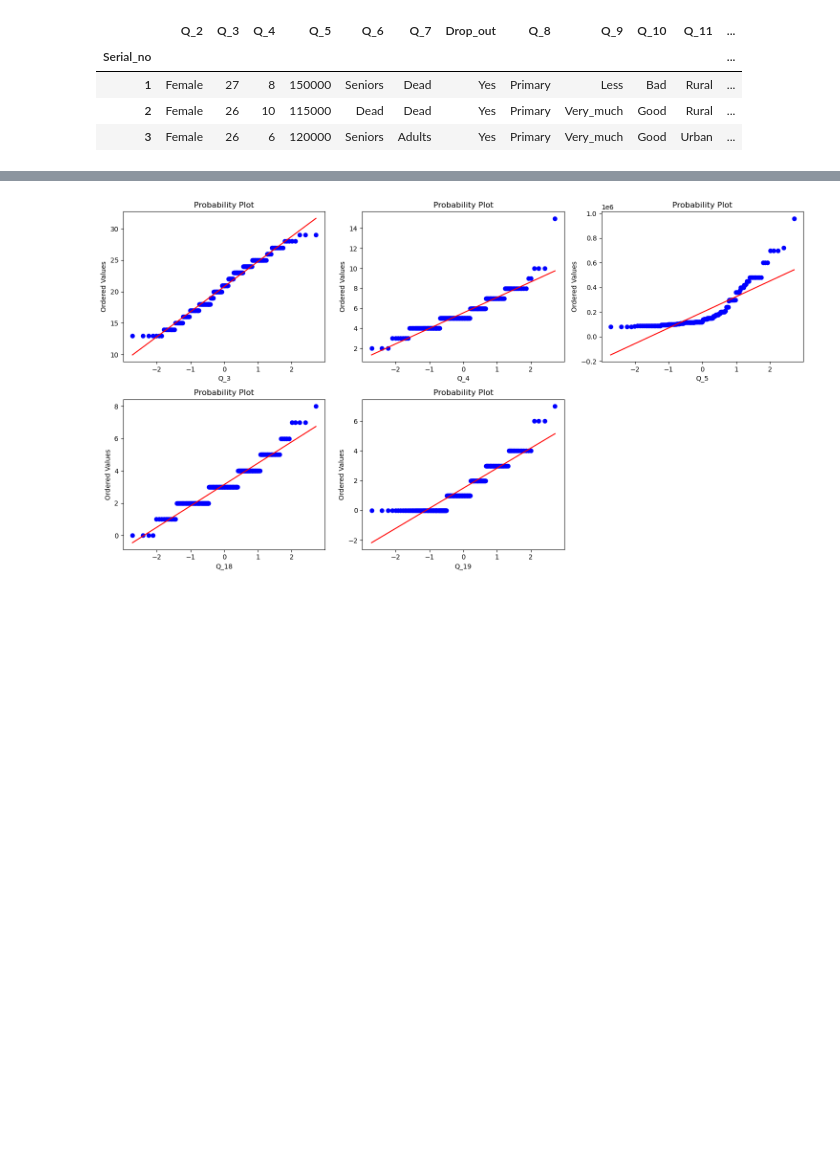
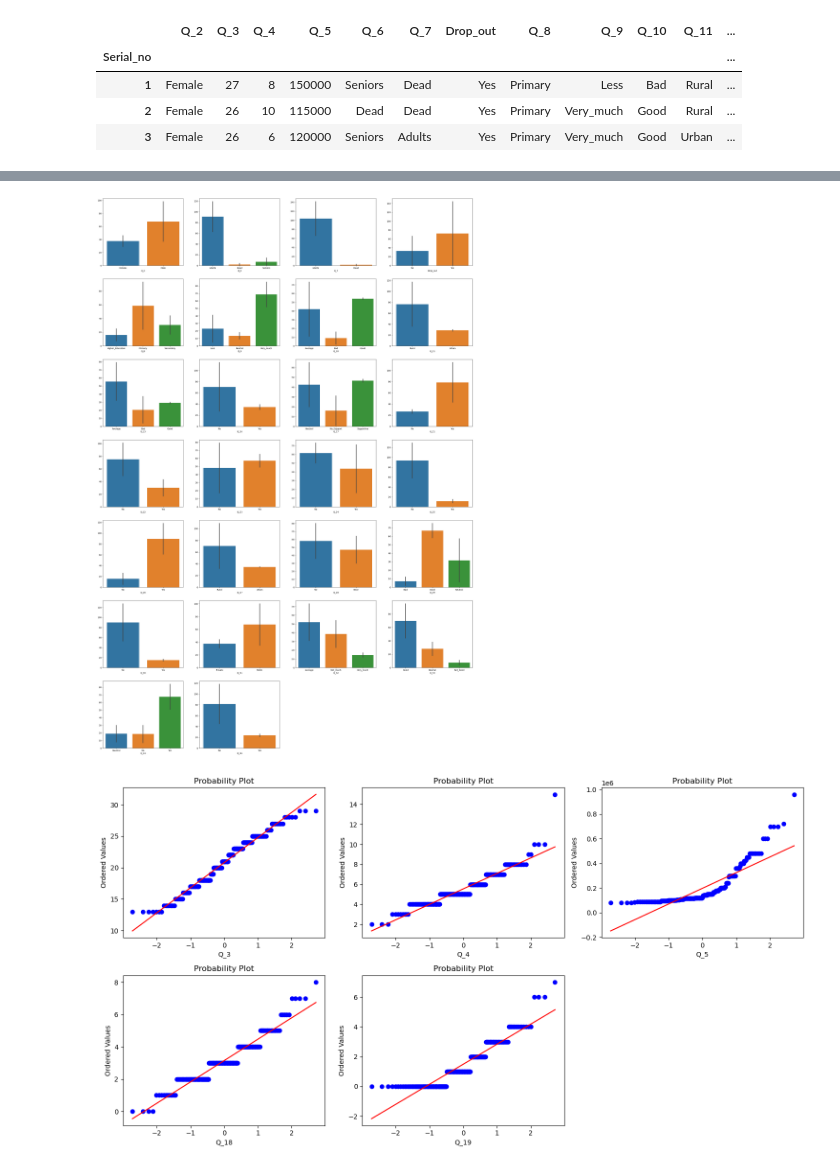
Before and after one commit to whoismaruf/BSc_Thesis, a Jupyter notebook: main.ipynb, the cells around one changed output, grey strips where cells are left out. Cells and saved outputs as stored; diff of their text form; code cells hidden in the pictures; blank space fills up the shorter version.

```diff
--- a/main.ipynb
+++ b/main.ipynb
@@ -17,8 +17,7 @@ warnings.filterwarnings('ignore')
 pd.set_option('display.max_columns', 100)
 # %%
 df = pd.read_excel("data.xlsx", index_col='Serial_no')
-df = df.loc[:, df.columns != 'Q_1']
-df = df.drop(columns=['Q_14', 'Q_15'])
+df = df.drop(columns=['Q_1', 'Q_14', 'Q_15', 'Q_37_i', 'Q_37_ii', 'Q_37_iii', 'Q_37_iv', 'Q_37_v', 'Q_37_vi', 'Q_37_vii', 'Q_37_viii', 'Q_37_ix', 'Q_37_x', 'Q_37_xi', 'Q_37_xii', 'Q_37_xiii', 'Q_37_xiv', 'Q_37_xv', 'Q_35_i', 'Q_35_ii', 'Q_35_iii', 'Q_35_iv', 'Q_35_v', 'Q_35_vi'])
 df.head(3)
 # %% [output]
 |  | Q_2 | Q_3 | Q_4 | Q_5 | Q_6 | Q_7 | Drop_out | Q_8 | Q_9 | Q_10 | Q_11 | ... |
@@ -40,4 +28,4 @@ df[categorical_d].head(2)
 # %%
-# for i in categorical_d:
-#     print(pd.crosstab(index=df[i], columns=df['Drop_out']))
-#     print("------------------")
+for i in [i for i in df.columns if df[i].dtype=='object']:
+    print(pd.crosstab(index=df[i], columns=df['Drop_out']))
+    print("------------------")
@@ -44,14 +50,18 @@ df[categorical_d].head(2)
+# %%
+df = df.drop(columns=['Q_12', 'Q_20'])
 # %%
-# fig = plt.figure(figsize=(32, 90))
-# k = 1
-# for i in categorical_d:
-#     plt.subplot(13, 4, k)
-#     crs = pd.crosstab(index=df['Drop_out'], columns=df[i])
-#     # sns.barplot(crs)
-#     sns.heatmap(crs)
-#     k += 1
+fig = plt.figure(figsize=(32, 90))
+k = 1
+for i in [i for i in df.columns if df[i].dtype=='object']:
+    plt.subplot(13, 4, k)
+    crs = pd.crosstab(index=df['Drop_out'], columns=df[i])
+    sns.barplot(crs)
+    # sns.heatmap(crs)
+    k += 1
 
-# plt.show()
+plt.show()
+# %% [output]
+[figure, added]
 # %%
 fig = plt.figure(figsize=(15, 8))
 k = 1
```
Also changed, not shown: parts of 27 cells of this notebook, 1 other file.
